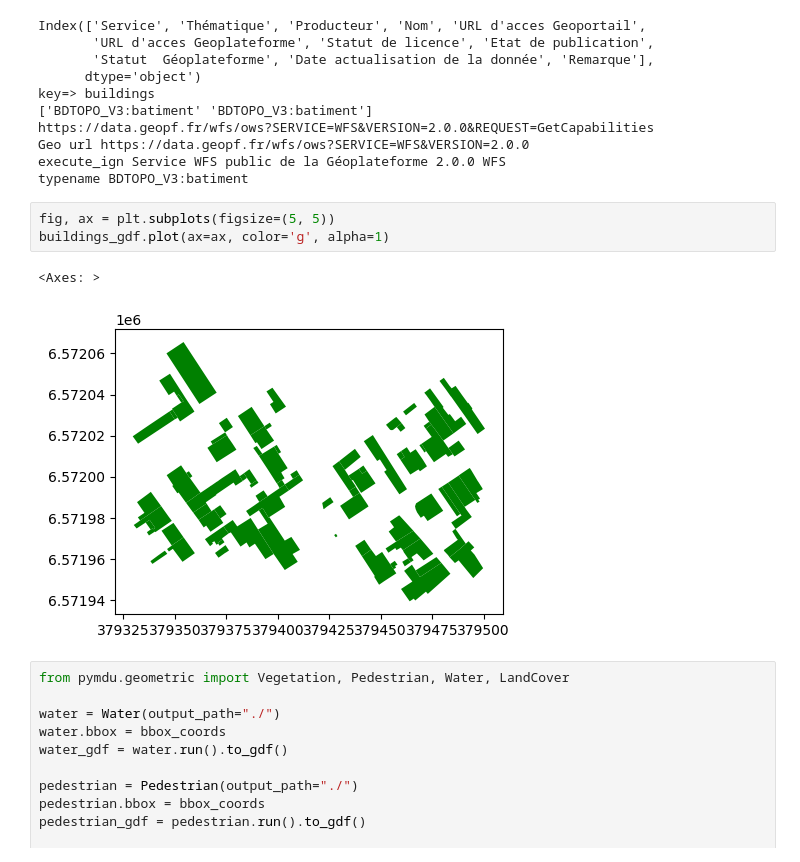
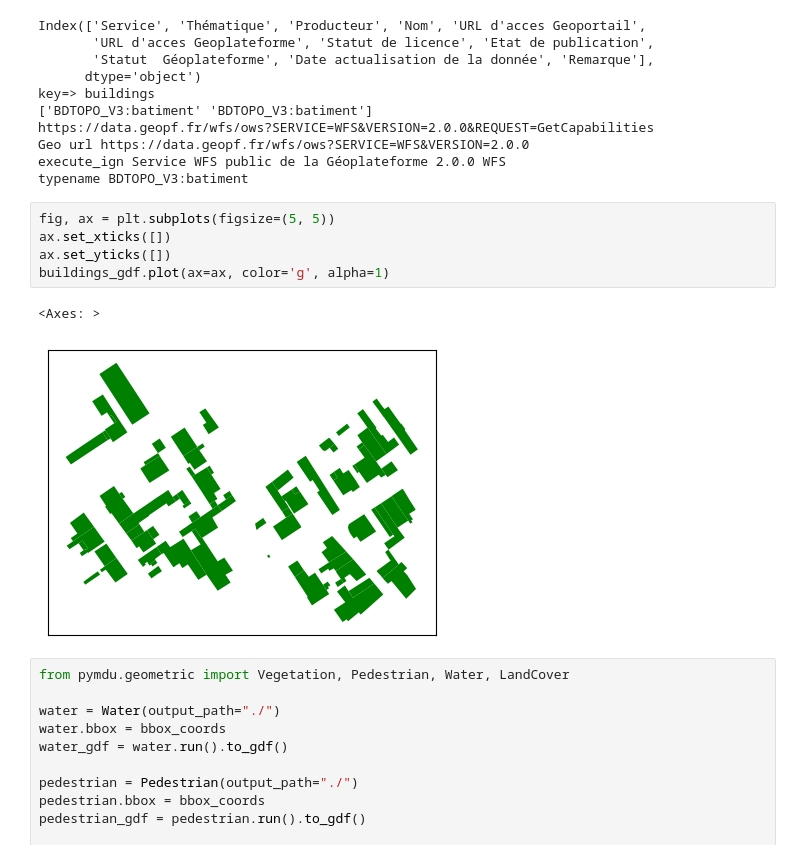
Before and after one commit to rupeelab17/pymdu, a Jupyter notebook: Demo_PyMDU_Atelier.ipynb, the cells around one changed output. Drawn from its saved outputs; the diff is of its cells as text.

```diff
--- a/Demo_PyMDU_Atelier.ipynb
+++ b/Demo_PyMDU_Atelier.ipynb
@@ -109,10 +109,12 @@ execute_ign Service WFS public de la Géoplateforme 2.0.0 WFS
 typename BDTOPO_V3:batiment
 # %%
 fig, ax = plt.subplots(figsize=(5, 5))
+ax.set_xticks([])
+ax.set_yticks([])
 buildings_gdf.plot(ax=ax, color='g', alpha=1)
 # %% [output]
 <Axes: >
-[figure, old version]
+[figure, new version]
 # %%
 from pymdu.geometric import Vegetation, Pedestrian, Water, LandCover
 
```
Also changed, not shown: parts of 5 cells of this notebook.
